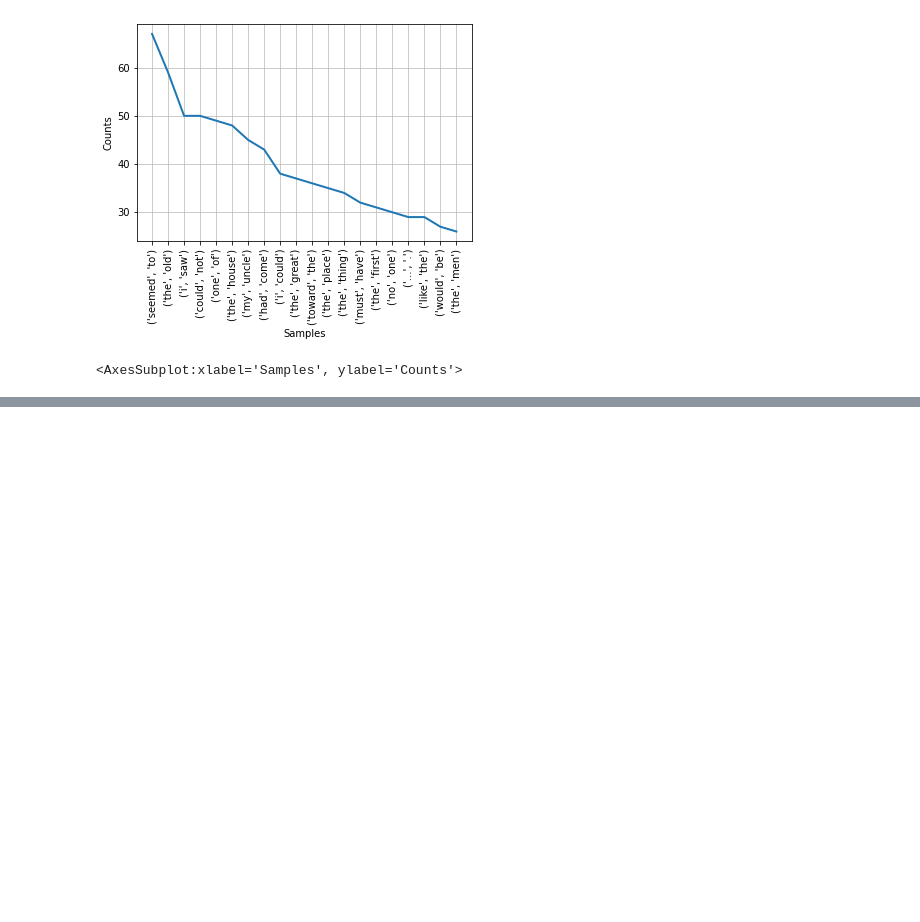
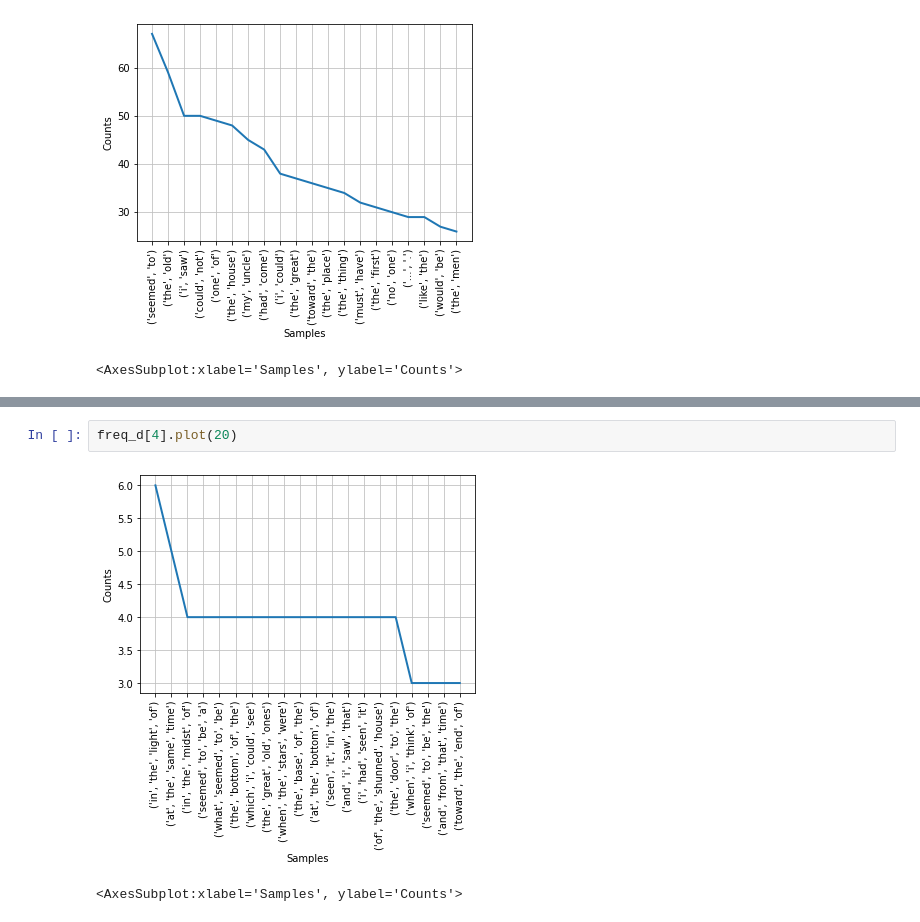
Before and after one commit to felimomo/nlp, a Jupyter notebook: tutorial_2.ipynb, the cells around one changed output, grey strips where cells are left out. Saved outputs shown, nothing was run; the diff lists cells and outputs as text; blank space fills up the shorter version.

```diff
--- a/tutorial_2.ipynb
+++ b/tutorial_2.ipynb
@@ -308,0 +317,5 @@ freq_d[2].plot(20)
+# %%
+freq_d[4].plot(20)
+# %% [output]
+[figure, added]
+<AxesSubplot:xlabel='Samples', ylabel='Counts'>
```
Also changed, not shown: parts of 3 cells of this notebook.
